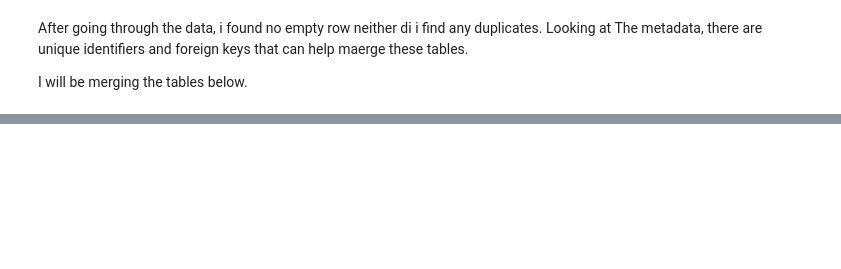
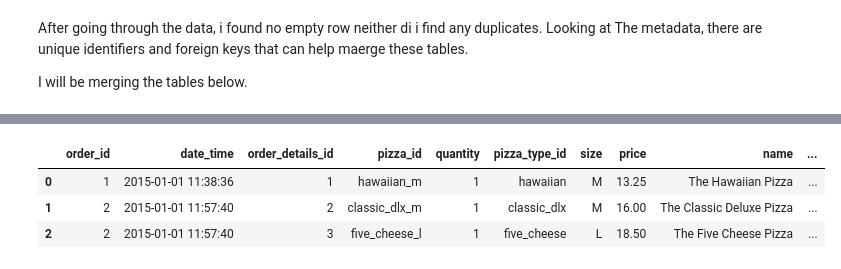
Before and after one commit to TelRich/Plato-s_Pizza_Analysis, a Jupyter notebook: pizza_sales.ipynb, the cells around one changed output, grey strips where cells are left out. Cells and saved outputs as stored; diff of their text form; code cells hidden in the pictures; blank space fills up the shorter version.

```diff
--- a/pizza_sales.ipynb
+++ b/pizza_sales.ipynb
@@ -171,0 +170,7 @@ pizza_order.sample(30)
+# %%
+pizza_order.head(3)
+# %% [output]
+|  | order_id | date_time | order_details_id | pizza_id | quantity | pizza_type_id | size | price | name | ... |
+| 0 | 1 | 2015-01-01 11:38:36 | 1 | hawaiian_m | 1 | hawaiian | M | 13.25 | The Hawaiian Pizza | ... |
+| 1 | 2 | 2015-01-01 11:57:40 | 2 | classic_dlx_m | 1 | classic_dlx | M | 16.00 | The Classic Deluxe Pizza | ... |
+| 2 | 2 | 2015-01-01 11:57:40 | 3 | five_cheese_l | 1 | five_cheese | L | 18.50 | The Five Cheese Pizza | ... |
```
Also changed, not shown: parts of 20 cells of this notebook.
